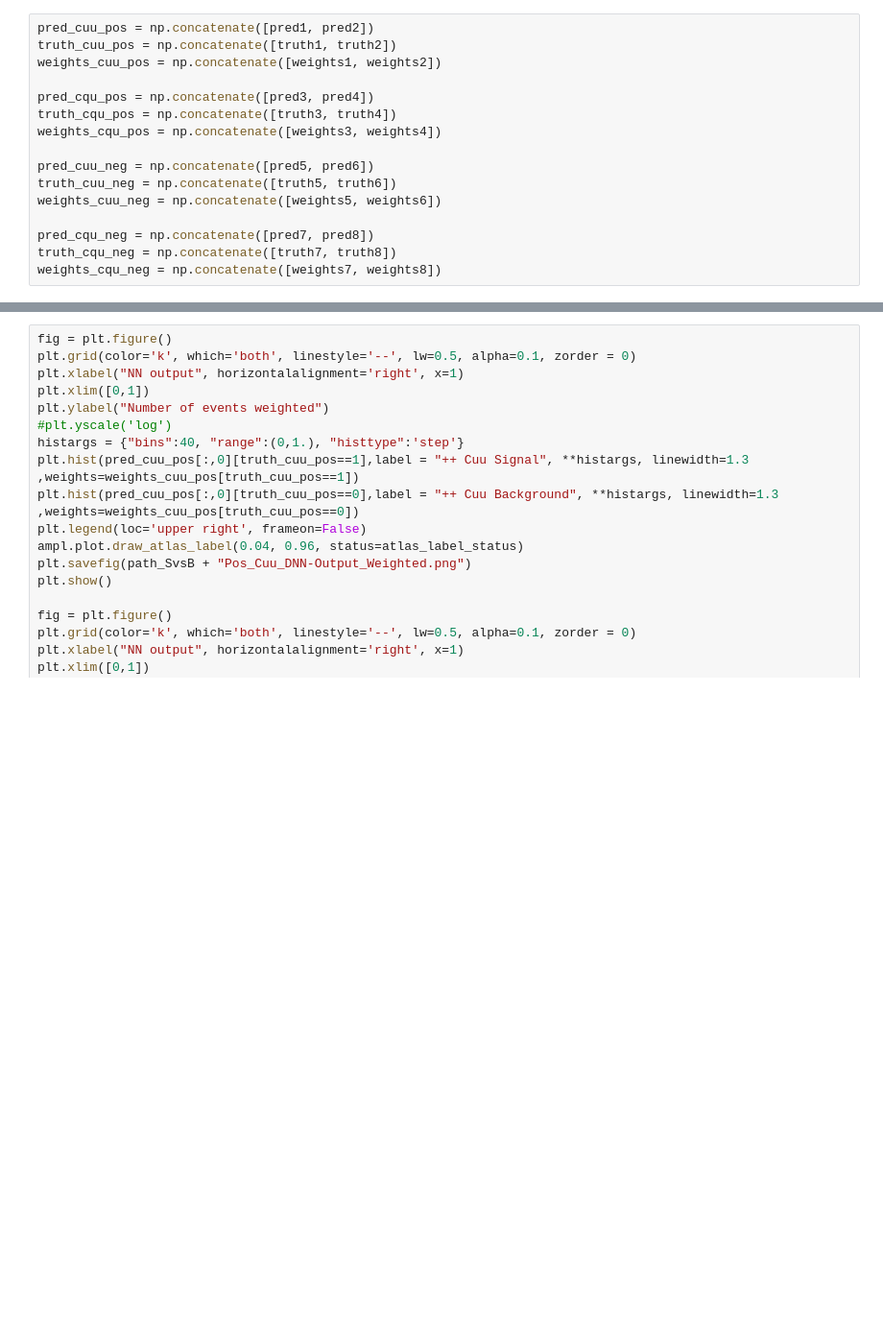
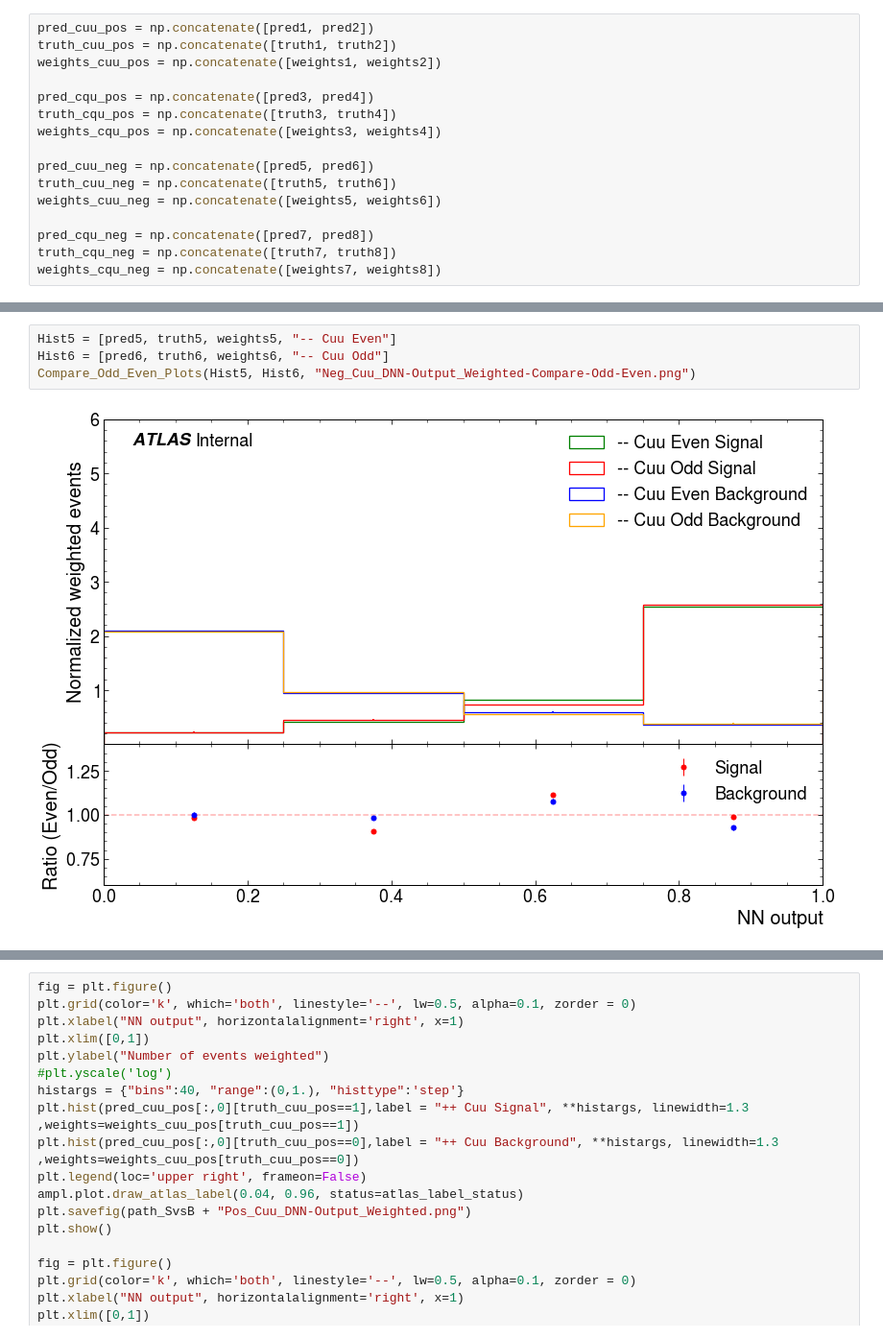
Before and after one commit to AaronvanderGraaf/NN_for_sstt, a Jupyter notebook: NN/SvsS_Final_6Vars_without_More_Vars.ipynb, the cells around one changed output, grey strips where cells are left out. Shown at 96% size. Saved outputs shown, nothing was run; the diff lists cells and outputs as text; blank space fills up the shorter version.

```diff
--- a/NN/SvsS_Final_6Vars_without_More_Vars.ipynb
+++ b/NN/SvsS_Final_6Vars_without_More_Vars.ipynb
@@ -1045,0 +1169,6 @@ weights_cqu_neg = np.concatenate([weights7, weights8])
+# %%
+Hist5 = [pred5, truth5, weights5, "-- Cuu Even"]
+Hist6 = [pred6, truth6, weights6, "-- Cuu Odd"]
+Compare_Odd_Even_Plots(Hist5, Hist6, "Neg_Cuu_DNN-Output_Weighted-Compare-Odd-Even.png")
+# %% [output]
+[figure, added]
```
Also changed, not shown: parts of 17 cells of this notebook, 20 other files.
